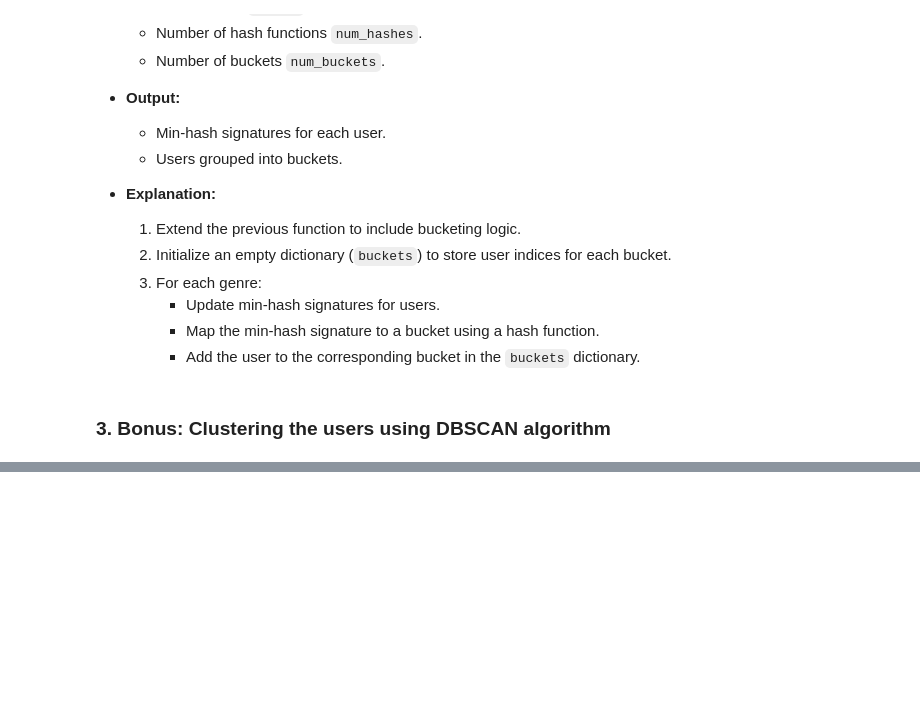
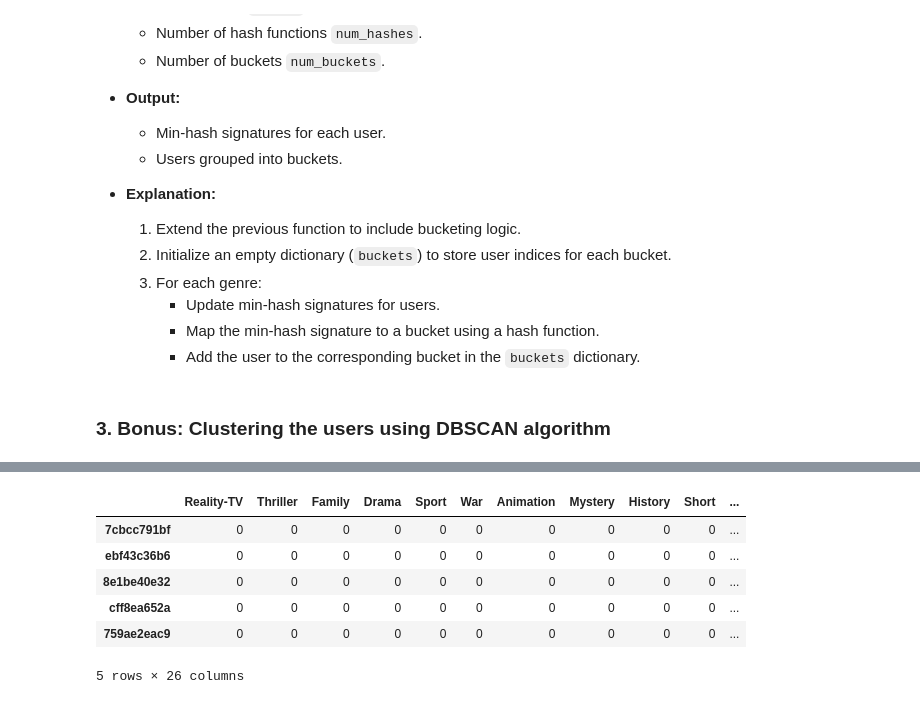
Before and after one commit to HazemTarek1080/A-Comprehensive-Analysis-of-Netflix-User-Behavior-Through-Hashing-and-Clustering-Techniques, a Jupyter notebook: HW4.ipynb, the cells around one changed output, grey strips where cells are left out. Saved outputs shown, nothing was run; the diff lists cells and outputs as text; code cells hidden in the pictures; blank space fills up the shorter version.

```diff
--- a/HW4.ipynb
+++ b/HW4.ipynb
@@ -384,0 +365,13 @@ The users in the dataset were clustered using the DBSCAN algorithm into 971 clus
+# %%
+# Create a DataFrame with the frequency of each genre for each user
+df_frequency_clustering = pd.DataFrame(index = unique_users, columns=genres_list).fillna(0)
+df_frequency_clustering.drop('NOT AVAILABLE', axis=1, inplace=True)
+df_frequency_clustering.head()
+# %% [output]
+|  | Reality-TV | Thriller | Family | Drama | Sport | War | Animation | Mystery | History | Short | ... |
+| 7cbcc791bf | 0 | 0 | 0 | 0 | 0 | 0 | 0 | 0 | 0 | 0 | ... |
+| ebf43c36b6 | 0 | 0 | 0 | 0 | 0 | 0 | 0 | 0 | 0 | 0 | ... |
+| 8e1be40e32 | 0 | 0 | 0 | 0 | 0 | 0 | 0 | 0 | 0 | 0 | ... |
+| cff8ea652a | 0 | 0 | 0 | 0 | 0 | 0 | 0 | 0 | 0 | 0 | ... |
+| 759ae2eac9 | 0 | 0 | 0 | 0 | 0 | 0 | 0 | 0 | 0 | 0 | ... |
+5 rows × 26 columns
```
Also changed, not shown: parts of 24 cells of this notebook.
